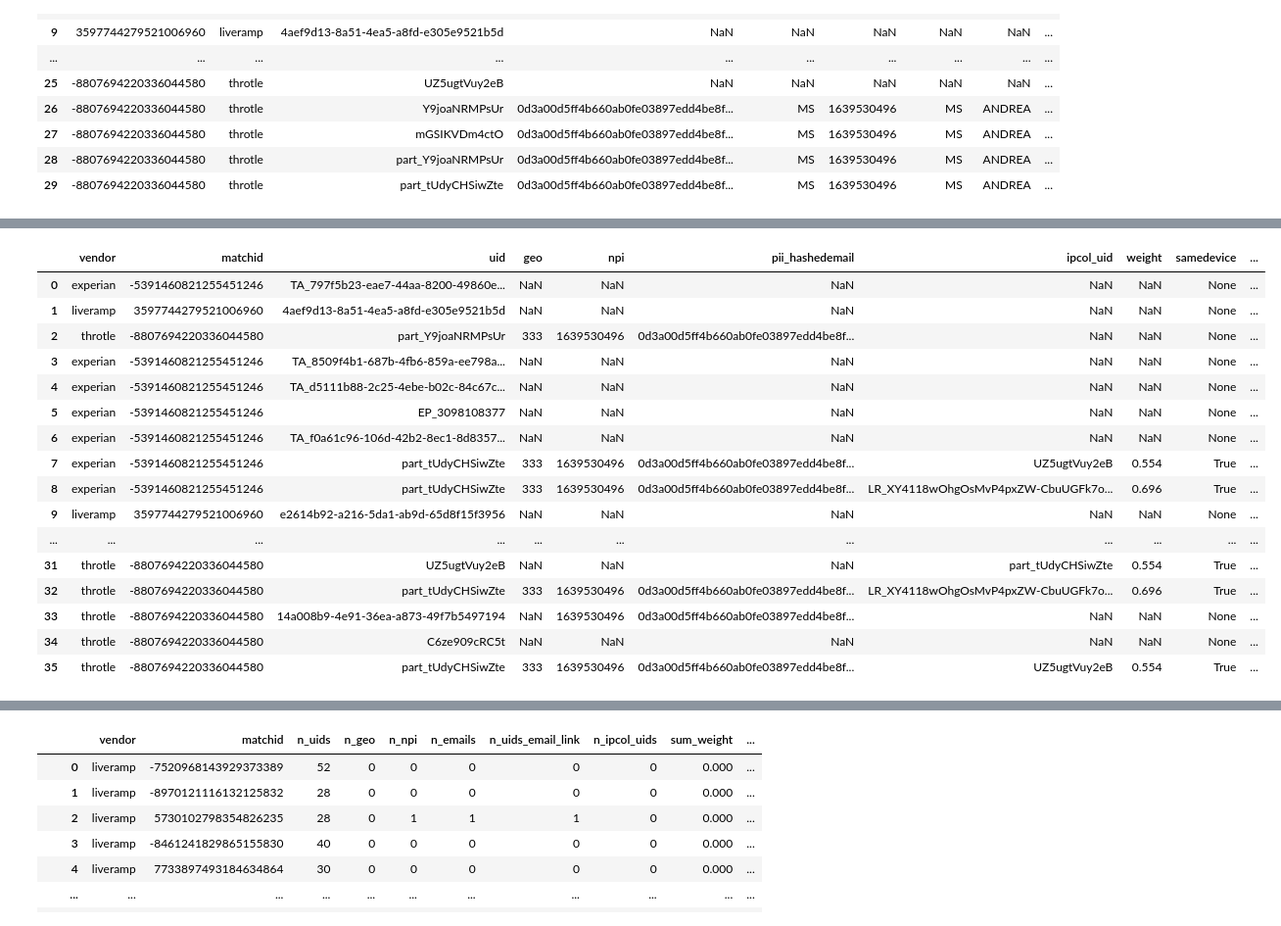
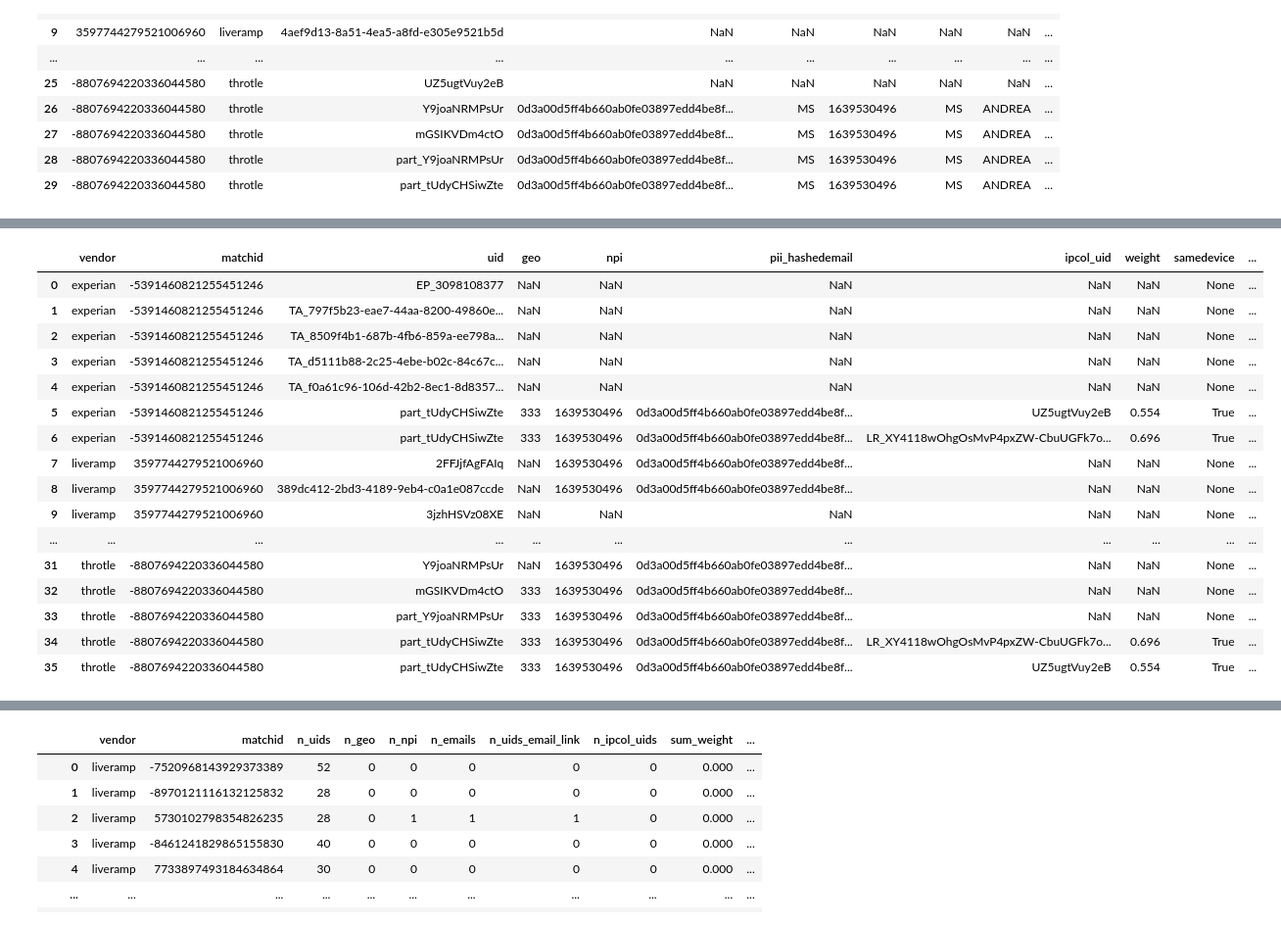
Before and after one commit to pp-jteixeira/nscreen-identity-resolution, a Jupyter notebook: vendor_quality_measurement/vendor_cookie_crossvalidation.ipynb, the cells around one changed output, grey strips where cells are left out. Shown at 98% size. Drawn from its saved outputs; the diff is of its cells as text; code cells hidden in the pictures.

Commit message:
added view of evidence spread on matchids

```diff
--- a/vendor_quality_measurement/vendor_cookie_crossvalidation.ipynb
+++ b/vendor_quality_measurement/vendor_cookie_crossvalidation.ipynb
@@ -243,61 +312,6 @@ Query executed in 9.053 seconds
 # %%
 run_query("""
-with
-vendor_uid_evidence as (
-    select * from iceberg.jteixeira_ipa.tmp_sample_5pct_vendor_uid_evidence_20260928
-    where matchid in (3597744279521006960, -8807694220336044580, -5391460821255451246)
-),
-uids_list as (
-    select distinct uid from vendor_uid_evidence
-),
-agg_uids as (
-    select vendor, matchid, array_agg(uid) arr_uids
-    from vendor_uid_evidence
-    group by vendor, matchid
-),
-ipcollocation as (
-    select * from iceberg.crossscreen.nscreen_ipcollocation_daily_clean
-    where uid1 in (select uid from uids_list) and uid2 in (select uid from uids_list)
-    and day='2026-09-28'
-),
-merged as (
-    select
-        distinct
-        v.vendor,
-        v.matchid,
-        v.uid,
-        v.geo,
-        v.npi,
-        v.pii_hashedemail,
-        CASE WHEN v.uid=ip.uid1 THEN ip.uid2 ELSE ip.uid1 END as ipcol_uid,
-        ip.*,
-        au.arr_uids
-    from vendor_uid_evidence as v
-    left join ipcollocation as ip
-        on v.uid=ip.uid1 or v.uid=ip.uid2
-    left join agg_uids au
-        on v.matchid= au.matchid
-)
-select
-    vendor,
-    matchid,
-    uid,
-    geo,
-    npi,
-    pii_hashedemail,
-    ipcol_uid,
-    weight,
-    samedevice,
-    try_cast(contains(arr_uids, ipcol_uid) AS INTEGER) as ipcoluid_in_matchid
-from merged
+select * from iceberg.jteixeira_ipa.tmp_sample_5pct_vendor_uid_evidence_ipcollocation_20260928_v
+where matchid in (3597744279521006960, -8807694220336044580, -5391460821255451246)
 """)
-
-
-# select
-#     vendor,
-#     matchid,
-#     count(distinct uid) as n_uids,
-#     sum(try_cast(contains(arr_uids, ipcol_uid) AS INTEGER)) as n_uids_ipcol_samematchid
-# from merged
-# group by vendor, matchid
 # %% [output]
@@ -305,19 +319,19 @@ Query executed in 7.455 seconds
 |  | vendor | matchid | uid | geo | npi | pii_hashedemail | ipcol_uid | weight | samedevice | ... |
-| 0 | experian | -5391460821255451246 | TA_797f5b23-eae7-44aa-8200-49860e... | NaN | NaN | NaN | NaN | NaN | None | ... |
-| 1 | liveramp | 3597744279521006960 | 4aef9d13-8a51-4ea5-a8fd-e305e9521b5d | NaN | NaN | NaN | NaN | NaN | None | ... |
-| 2 | throtle | -8807694220336044580 | part_Y9joaNRMPsUr | 333 | 1639530496 | 0d3a00d5ff4b660ab0fe03897edd4be8f... | NaN | NaN | None | ... |
-| 3 | experian | -5391460821255451246 | TA_8509f4b1-687b-4fb6-859a-ee798a... | NaN | NaN | NaN | NaN | NaN | None | ... |
-| 4 | experian | -5391460821255451246 | TA_d5111b88-2c25-4ebe-b02c-84c67c... | NaN | NaN | NaN | NaN | NaN | None | ... |
-| 5 | experian | -5391460821255451246 | EP_3098108377 | NaN | NaN | NaN | NaN | NaN | None | ... |
-| 6 | experian | -5391460821255451246 | TA_f0a61c96-106d-42b2-8ec1-8d8357... | NaN | NaN | NaN | NaN | NaN | None | ... |
-| 7 | experian | -5391460821255451246 | part_tUdyCHSiwZte | 333 | 1639530496 | 0d3a00d5ff4b660ab0fe03897edd4be8f... | UZ5ugtVuy2eB | 0.554 | True | ... |
-| 8 | experian | -5391460821255451246 | part_tUdyCHSiwZte | 333 | 1639530496 | 0d3a00d5ff4b660ab0fe03897edd4be8f... | LR_XY4118wOhgOsMvP4pxZW-CbuUGFk7o... | 0.696 | True | ... |
-| 9 | liveramp | 3597744279521006960 | e2614b92-a216-5da1-ab9d-65d8f15f3956 | NaN | NaN | NaN | NaN | NaN | None | ... |
+| 0 | experian | -5391460821255451246 | EP_3098108377 | NaN | NaN | NaN | NaN | NaN | None | ... |
+| 1 | experian | -5391460821255451246 | TA_797f5b23-eae7-44aa-8200-49860e... | NaN | NaN | NaN | NaN | NaN | None | ... |
+| 2 | experian | -5391460821255451246 | TA_8509f4b1-687b-4fb6-859a-ee798a... | NaN | NaN | NaN | NaN | NaN | None | ... |
+| 3 | experian | -5391460821255451246 | TA_d5111b88-2c25-4ebe-b02c-84c67c... | NaN | NaN | NaN | NaN | NaN | None | ... |
+| 4 | experian | -5391460821255451246 | TA_f0a61c96-106d-42b2-8ec1-8d8357... | NaN | NaN | NaN | NaN | NaN | None | ... |
+| 5 | experian | -5391460821255451246 | part_tUdyCHSiwZte | 333 | 1639530496 | 0d3a00d5ff4b660ab0fe03897edd4be8f... | UZ5ugtVuy2eB | 0.554 | True | ... |
+| 6 | experian | -5391460821255451246 | part_tUdyCHSiwZte | 333 | 1639530496 | 0d3a00d5ff4b660ab0fe03897edd4be8f... | LR_XY4118wOhgOsMvP4pxZW-CbuUGFk7o... | 0.696 | True | ... |
+| 7 | liveramp | 3597744279521006960 | 2FFJjfAgFAIq | NaN | 1639530496 | 0d3a00d5ff4b660ab0fe03897edd4be8f... | NaN | NaN | None | ... |
+| 8 | liveramp | 3597744279521006960 | 389dc412-2bd3-4189-9eb4-c0a1e087ccde | NaN | 1639530496 | 0d3a00d5ff4b660ab0fe03897edd4be8f... | NaN | NaN | None | ... |
+| 9 | liveramp | 3597744279521006960 | 3jzhHSVz08XE | NaN | NaN | NaN | NaN | NaN | None | ... |
 | ... | ... | ... | ... | ... | ... | ... | ... | ... | ... | ... |
-| 31 | throtle | -8807694220336044580 | UZ5ugtVuy2eB | NaN | NaN | NaN | part_tUdyCHSiwZte | 0.554 | True | ... |
-| 32 | throtle | -8807694220336044580 | part_tUdyCHSiwZte | 333 | 1639530496 | 0d3a00d5ff4b660ab0fe03897edd4be8f... | LR_XY4118wOhgOsMvP4pxZW-CbuUGFk7o... | 0.696 | True | ... |
-| 33 | throtle | -8807694220336044580 | 14a008b9-4e91-36ea-a873-49f7b5497194 | NaN | 1639530496 | 0d3a00d5ff4b660ab0fe03897edd4be8f... | NaN | NaN | None | ... |
-| 34 | throtle | -8807694220336044580 | C6ze909cRC5t | NaN | NaN | NaN | NaN | NaN | None | ... |
+| 31 | throtle | -8807694220336044580 | Y9joaNRMPsUr | NaN | 1639530496 | 0d3a00d5ff4b660ab0fe03897edd4be8f... | NaN | NaN | None | ... |
+| 32 | throtle | -8807694220336044580 | mGSIKVDm4ctO | 333 | 1639530496 | 0d3a00d5ff4b660ab0fe03897edd4be8f... | NaN | NaN | None | ... |
+| 33 | throtle | -8807694220336044580 | part_Y9joaNRMPsUr | 333 | 1639530496 | 0d3a00d5ff4b660ab0fe03897edd4be8f... | NaN | NaN | None | ... |
+| 34 | throtle | -8807694220336044580 | part_tUdyCHSiwZte | 333 | 1639530496 | 0d3a00d5ff4b660ab0fe03897edd4be8f... | LR_XY4118wOhgOsMvP4pxZW-CbuUGFk7o... | 0.696 | True | ... |
 | 35 | throtle | -8807694220336044580 | part_tUdyCHSiwZte | 333 | 1639530496 | 0d3a00d5ff4b660ab0fe03897edd4be8f... | UZ5ugtVuy2eB | 0.554 | True | ... |
 # %%
 run_query("""
```
Also changed, not shown: parts of 9 cells of this notebook.
